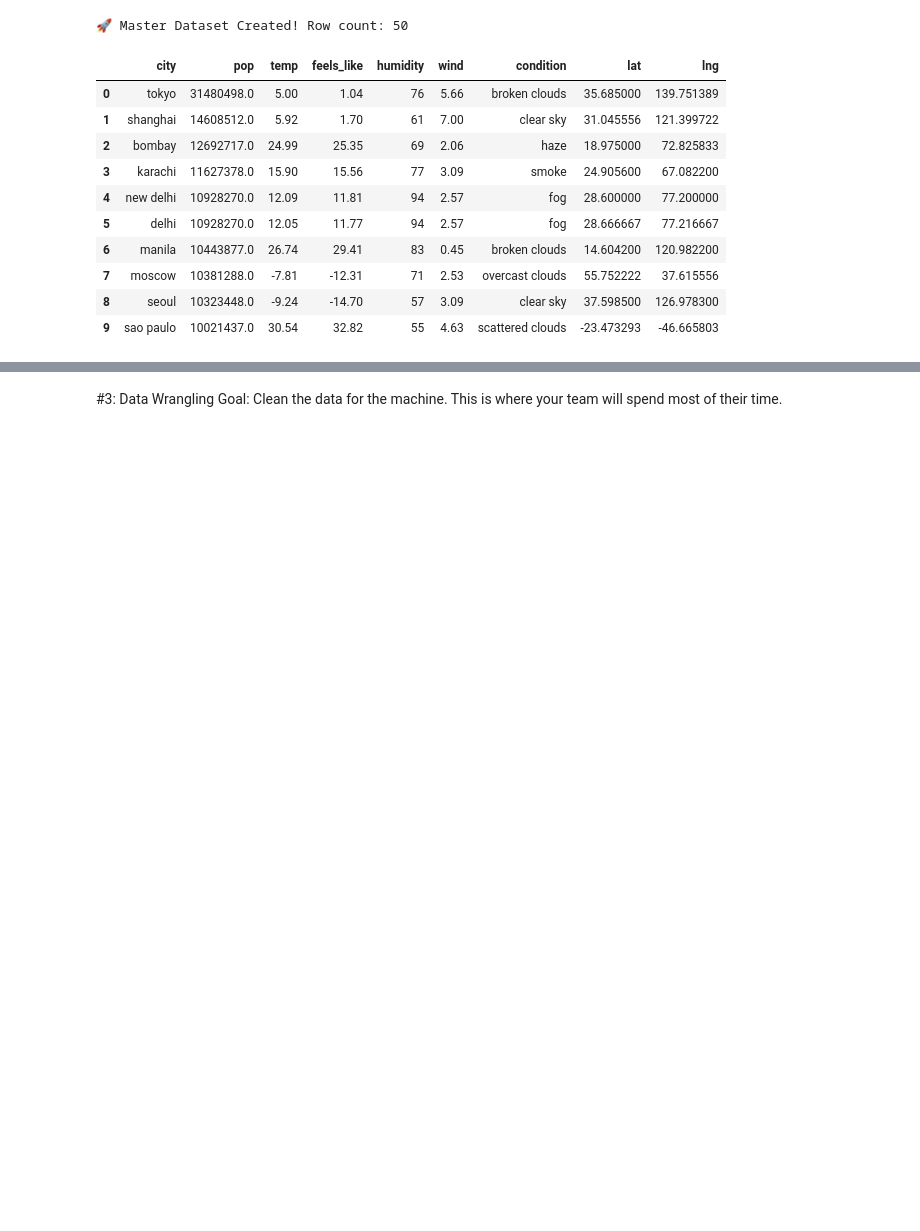
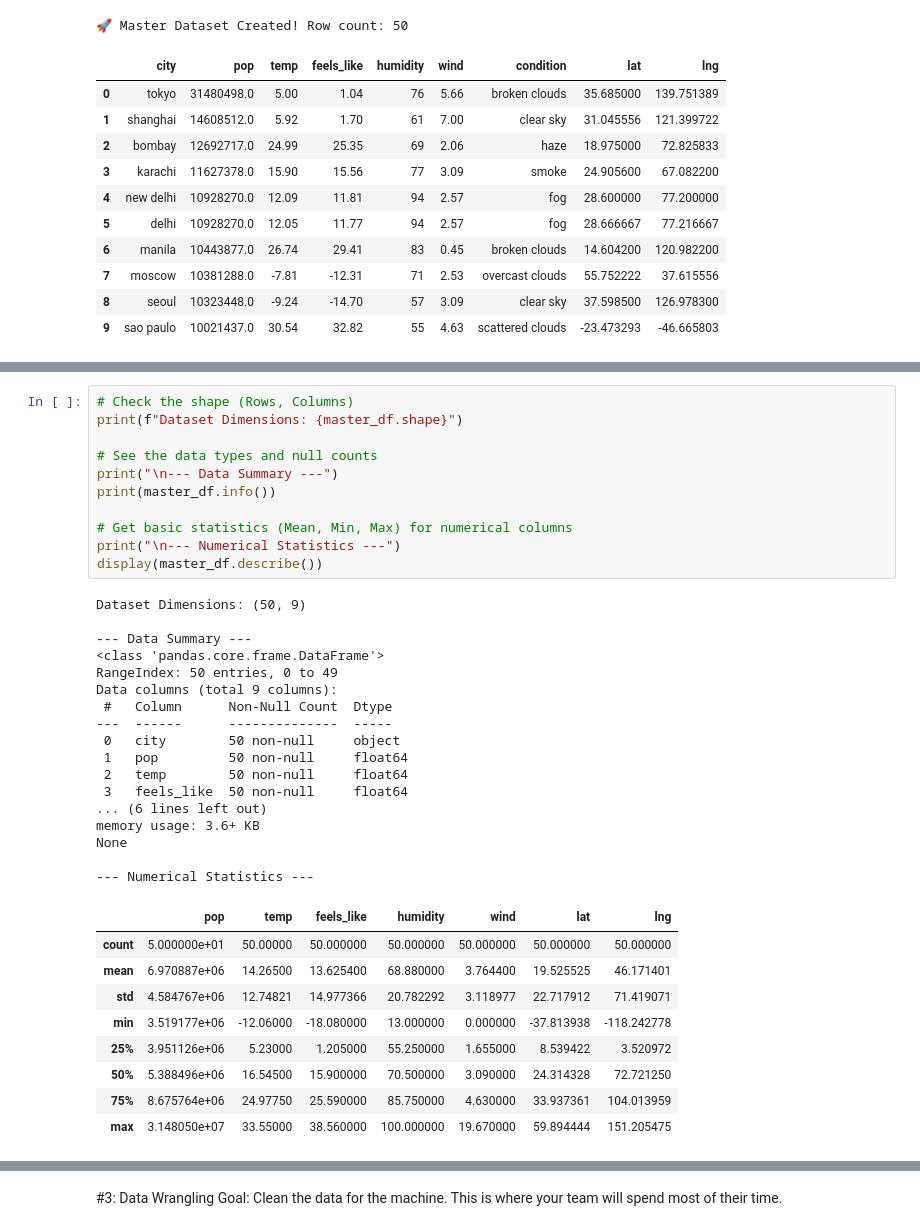
Before and after one commit to LiamDuero03/DS-Society-Project, a Jupyter notebook: Full-Project.ipynb, the cells around one changed output, grey strips where cells are left out. Cells and saved outputs as stored; diff of their text form; blank space fills up the shorter version.

```diff
--- a/Full-Project.ipynb
+++ b/Full-Project.ipynb
@@ -269,0 +261,38 @@ plt.show()
+# %%
+# Check the shape (Rows, Columns)
+print(f"Dataset Dimensions: {master_df.shape}")
+
+# See the data types and null counts
+print("\n--- Data Summary ---")
+print(master_df.info())
+
+# Get basic statistics (Mean, Min, Max) for numerical columns
+print("\n--- Numerical Statistics ---")
+display(master_df.describe())
+# %% [output]
+Dataset Dimensions: (50, 9)
+
+--- Data Summary ---
+<class 'pandas.core.frame.DataFrame'>
+RangeIndex: 50 entries, 0 to 49
+Data columns (total 9 columns):
+ #   Column      Non-Null Count  Dtype
+---  ------      --------------  -----
+ 0   city        50 non-null     object
+ 1   pop         50 non-null     float64
+ 2   temp        50 non-null     float64
+ 3   feels_like  50 non-null     float64
+... (6 lines left out)
+memory usage: 3.6+ KB
+None
+
+--- Numerical Statistics ---
+|  | pop | temp | feels_like | humidity | wind | lat | lng |
+| count | 5.000000e+01 | 50.00000 | 50.000000 | 50.000000 | 50.000000 | 50.000000 | 50.000000 |
+| mean | 6.970887e+06 | 14.26500 | 13.625400 | 68.880000 | 3.764400 | 19.525525 | 46.171401 |
+| std | 4.584767e+06 | 12.74821 | 14.977366 | 20.782292 | 3.118977 | 22.717912 | 71.419071 |
+| min | 3.519177e+06 | -12.06000 | -18.080000 | 13.000000 | 0.000000 | -37.813938 | -118.242778 |
+| 25% | 3.951126e+06 | 5.23000 | 1.205000 | 55.250000 | 1.655000 | 8.539422 | 3.520972 |
+| 50% | 5.388496e+06 | 16.54500 | 15.900000 | 70.500000 | 3.090000 | 24.314328 | 72.721250 |
+| 75% | 8.675764e+06 | 24.97750 | 25.590000 | 85.750000 | 4.630000 | 33.937361 | 104.013959 |
+| max | 3.148050e+07 | 33.55000 | 38.560000 | 100.000000 | 19.670000 | 59.894444 | 151.205475 |
```
Also changed, not shown: parts of 10 cells of this notebook.
